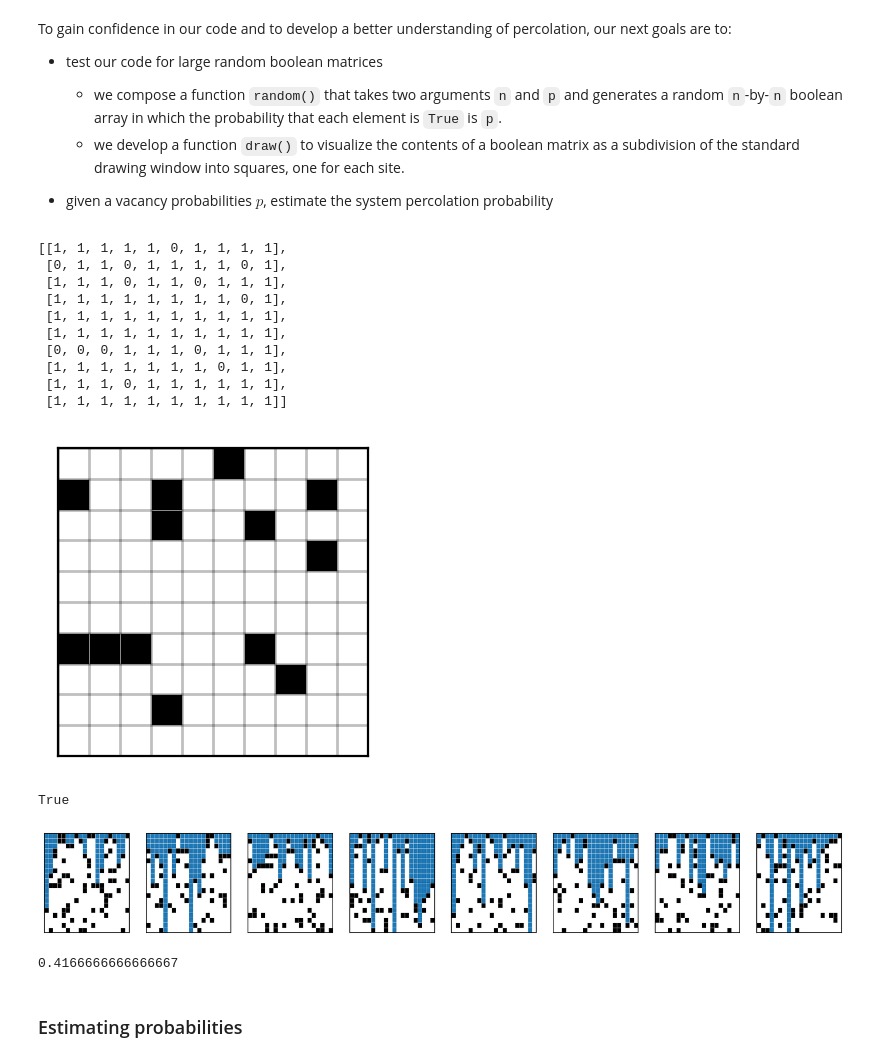
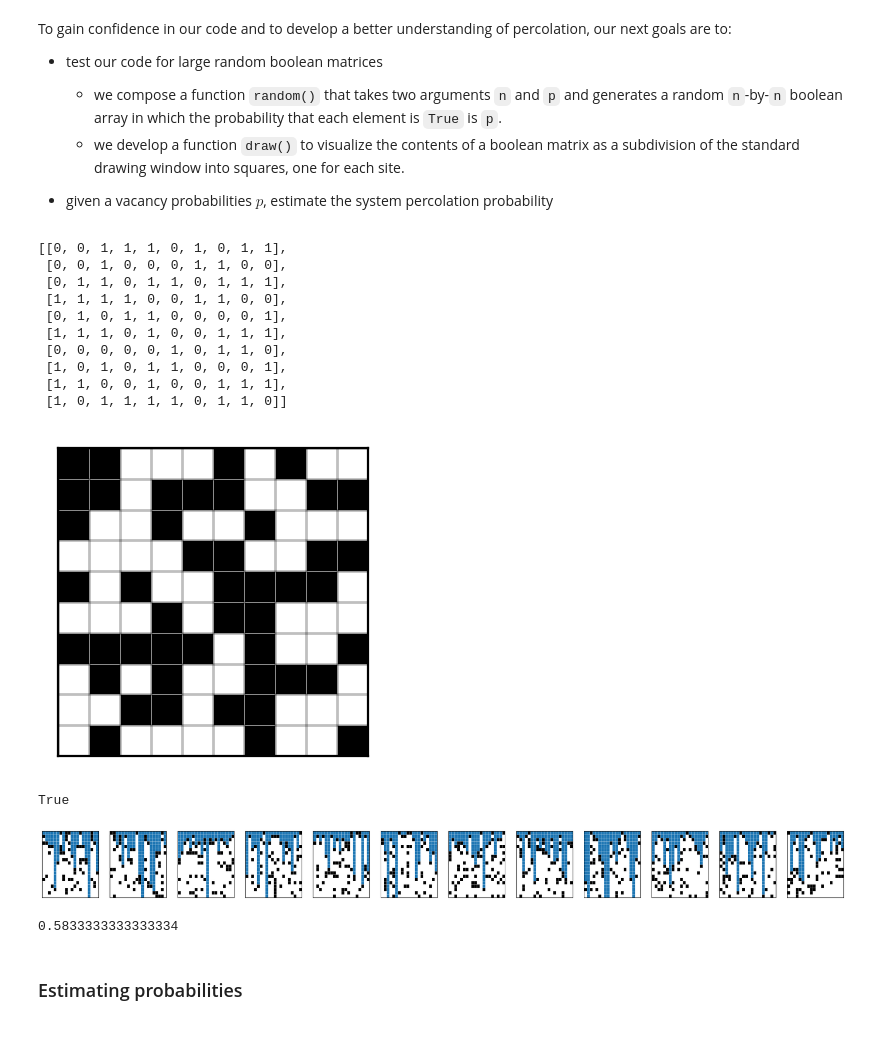
Before and after one commit to LugoBlogger/SI-251-4007-data-structures, a Jupyter notebook: case-studies/3-percolation/python/percolation.ipynb, the cells around one changed output. Drawn from its saved outputs; the diff is of its cells as text; code cells hidden in the pictures; blank space fills up the shorter version.

```diff
--- a/case-studies/3-percolation/python/percolation.ipynb
+++ b/case-studies/3-percolation/python/percolation.ipynb
@@ -235,9 +235,10 @@ def draw(a, which, ax, color="k"):
   return ax
 # %%
 n = 10
-p = 0.9
+p = 0.6
 
 seed = 26_03_02
+# seed = None
 rng = np.random.default_rng(seed)
 
 test = random_sites(n, n, p, rng=rng)
@@ -256,17 +257,17 @@ ax.tick_params(axis="y", which="major", left=False, labelleft=False)
 
 plt.show(fig)
 # %% [output]
-[[1, 1, 1, 1, 1, 0, 1, 1, 1, 1],
- [0, 1, 1, 0, 1, 1, 1, 1, 0, 1],
- [1, 1, 1, 0, 1, 1, 0, 1, 1, 1],
- [1, 1, 1, 1, 1, 1, 1, 1, 0, 1],
- [1, 1, 1, 1, 1, 1, 1, 1, 1, 1],
- [1, 1, 1, 1, 1, 1, 1, 1, 1, 1],
- [0, 0, 0, 1, 1, 1, 0, 1, 1, 1],
- [1, 1, 1, 1, 1, 1, 1, 0, 1, 1],
- [1, 1, 1, 0, 1, 1, 1, 1, 1, 1],
- [1, 1, 1, 1, 1, 1, 1, 1, 1, 1]]
+[[0, 0, 1, 1, 1, 0, 1, 0, 1, 1],
+ [0, 0, 1, 0, 0, 0, 1, 1, 0, 0],
+ [0, 1, 1, 0, 1, 1, 0, 1, 1, 1],
+ [1, 1, 1, 1, 0, 0, 1, 1, 0, 0],
+ [0, 1, 0, 1, 1, 0, 0, 0, 0, 1],
+ [1, 1, 1, 0, 1, 0, 0, 1, 1, 1],
+ [0, 0, 0, 0, 0, 1, 0, 1, 1, 0],
+ [1, 0, 1, 0, 1, 1, 0, 0, 0, 1],
+ [1, 1, 0, 0, 1, 0, 0, 1, 1, 1],
+ [1, 0, 1, 1, 1, 1, 0, 1, 1, 0]]
-[figure, old version]
+[figure, new version]
 # %%
 a = np.array([0])
 isinstance(a, np.ndarray)
@@ -316,21 +317,21 @@ def visualize_client(m, n, p, trials, rng=None):
 # %%
 # seed = 26_03_02
 seed = None         # can you find a seed that has no vertical percolation
                     # without changing the p?
 rng = np.random.default_rng(seed)
 
 n = 20
 p = 0.85
-trials = 8       # 10 trials needs > 2 secs
+trials = 12       # 10 trials needs > 2 secs
 
 # visualize_client(np.array(test), 0, p, trials, rng=rng)
 visualize_client(n, n, p, trials, rng=rng)
 # %% [output]
-[figure, old version]
+[figure, new version]
 # %%
-5/12
+7/12
 # %% [output]
-0.4166666666666667
+0.5833333333333334
 # %% [markdown]
 ### Estimating probabilities
 # %% [markdown]
```
Also changed, not shown: 8 other files.
